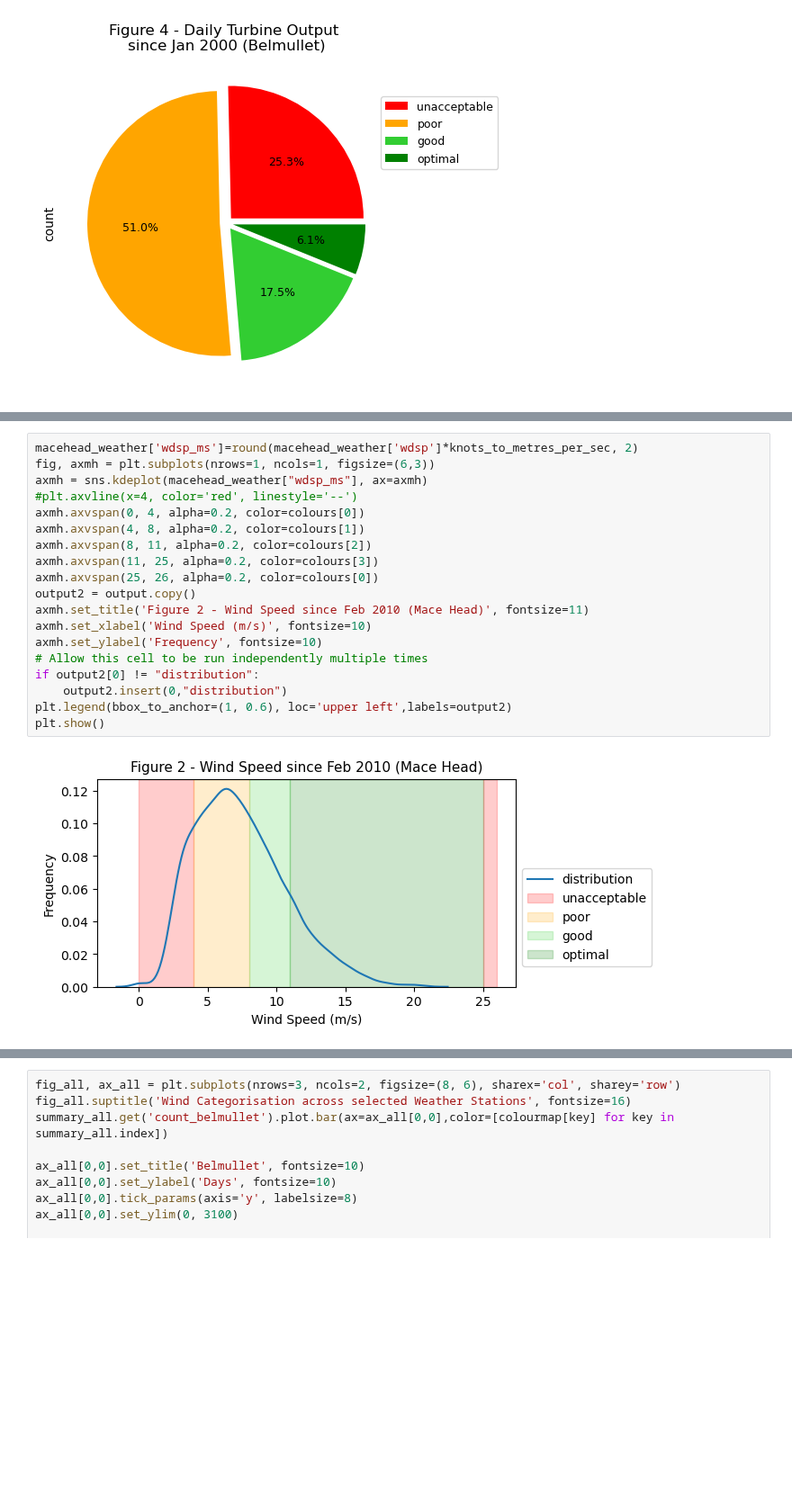
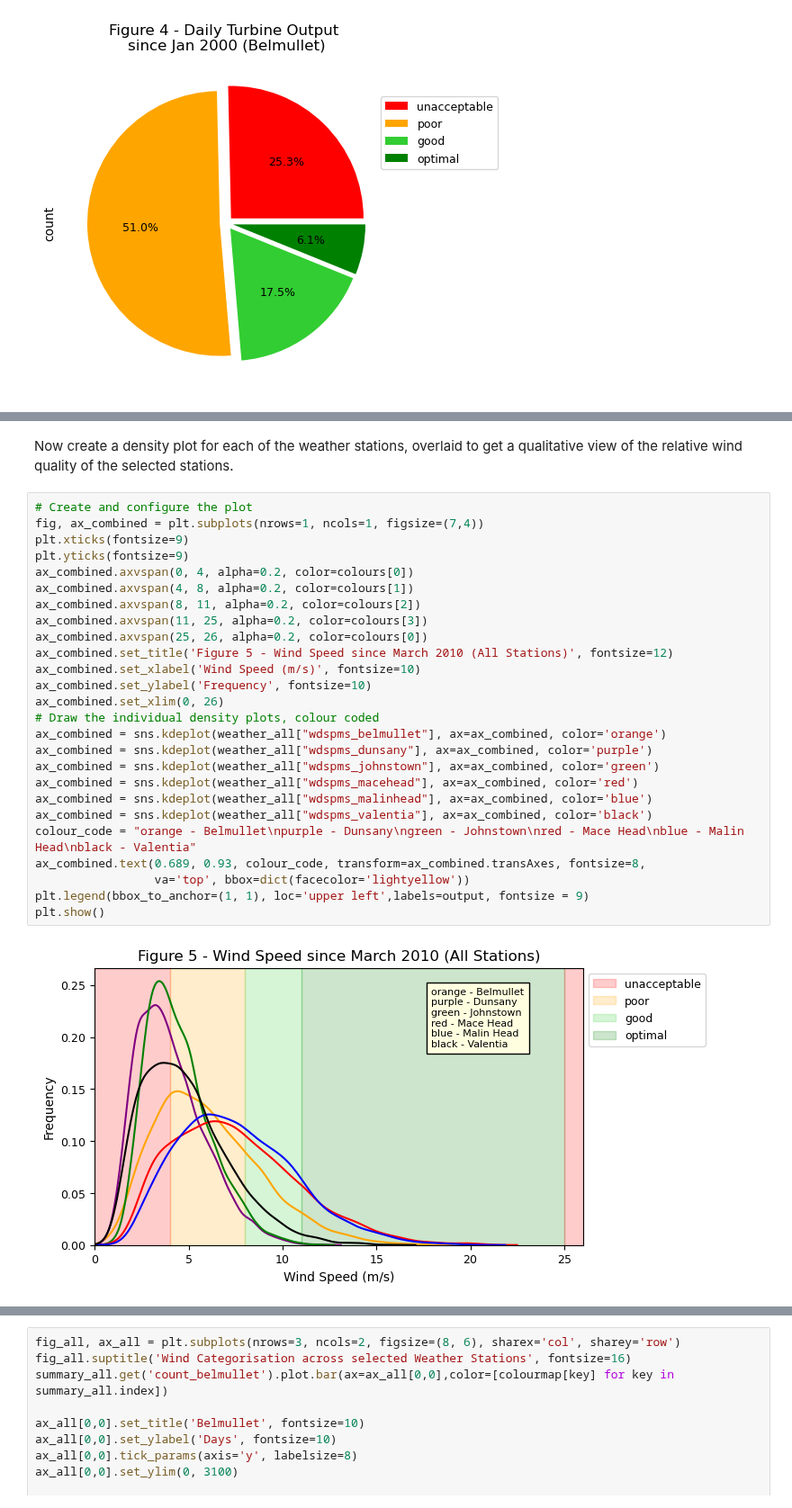
Before and after one commit to dvdgeroconnell/PFDA-project, a Jupyter notebook: weather.ipynb, the cells around one changed output, grey strips where cells are left out. Shown at 90% size. Drawn from its saved outputs; the diff is of its cells as text; blank space fills up the shorter version.

```diff
--- a/weather.ipynb
+++ b/weather.ipynb
@@ -364,21 +398,30 @@ dtype: object
+# %% [markdown]
+Now create a density plot for each of the weather stations, overlaid to get a qualitative view of the relative wind quality of the selected stations.
 # %%
-macehead_weather['wdsp_ms']=round(macehead_weather['wdsp']*knots_to_metres_per_sec, 2)
-fig, axmh = plt.subplots(nrows=1, ncols=1, figsize=(6,3))
-axmh = sns.kdeplot(macehead_weather["wdsp_ms"], ax=axmh)
-#plt.axvline(x=4, color='red', linestyle='--')
-axmh.axvspan(0, 4, alpha=0.2, color=colours[0])
-axmh.axvspan(4, 8, alpha=0.2, color=colours[1])
-axmh.axvspan(8, 11, alpha=0.2, color=colours[2])
-axmh.axvspan(11, 25, alpha=0.2, color=colours[3])
-axmh.axvspan(25, 26, alpha=0.2, color=colours[0])
-output2 = output.copy()
-axmh.set_title('Figure 2 - Wind Speed since Feb 2010 (Mace Head)', fontsize=11)
-axmh.set_xlabel('Wind Speed (m/s)', fontsize=10)
-axmh.set_ylabel('Frequency', fontsize=10)
-# Allow this cell to be run independently multiple times
-if output2[0] != "distribution":
-    output2.insert(0,"distribution")
-plt.legend(bbox_to_anchor=(1, 0.6), loc='upper left',labels=output2)
+# Create and configure the plot
+fig, ax_combined = plt.subplots(nrows=1, ncols=1, figsize=(7,4))
+plt.xticks(fontsize=9)
+plt.yticks(fontsize=9)
+ax_combined.axvspan(0, 4, alpha=0.2, color=colours[0])
+ax_combined.axvspan(4, 8, alpha=0.2, color=colours[1])
+ax_combined.axvspan(8, 11, alpha=0.2, color=colours[2])
+ax_combined.axvspan(11, 25, alpha=0.2, color=colours[3])
+ax_combined.axvspan(25, 26, alpha=0.2, color=colours[0])
+ax_combined.set_title('Figure 5 - Wind Speed since March 2010 (All Stations)', fontsize=12)
+ax_combined.set_xlabel('Wind Speed (m/s)', fontsize=10)
+ax_combined.set_ylabel('Frequency', fontsize=10)
+ax_combined.set_xlim(0, 26)
+# Draw the individual density plots, colour coded
+ax_combined = sns.kdeplot(weather_all["wdspms_belmullet"], ax=ax_combined, color='orange')
+ax_combined = sns.kdeplot(weather_all["wdspms_dunsany"], ax=ax_combined, color='purple')
+ax_combined = sns.kdeplot(weather_all["wdspms_johnstown"], ax=ax_combined, color='green')
+ax_combined = sns.kdeplot(weather_all["wdspms_macehead"], ax=ax_combined, color='red')
+ax_combined = sns.kdeplot(weather_all["wdspms_malinhead"], ax=ax_combined, color='blue')
+ax_combined = sns.kdeplot(weather_all["wdspms_valentia"], ax=ax_combined, color='black')
+colour_code = "orange - Belmullet\npurple - Dunsany\ngreen - Johnstown\nred - Mace Head\nblue - Malin Head\nblack - Valentia"
+ax_combined.text(0.689, 0.93, colour_code, transform=ax_combined.transAxes, fontsize=8,
+                 va='top', bbox=dict(facecolor='lightyellow'))
+plt.legend(bbox_to_anchor=(1, 1), loc='upper left',labels=output, fontsize = 9)
 plt.show()
 # %% [output]
-[figure, old version]
+[figure, new version]
```
Also changed, not shown: parts of 52 cells of this notebook.
